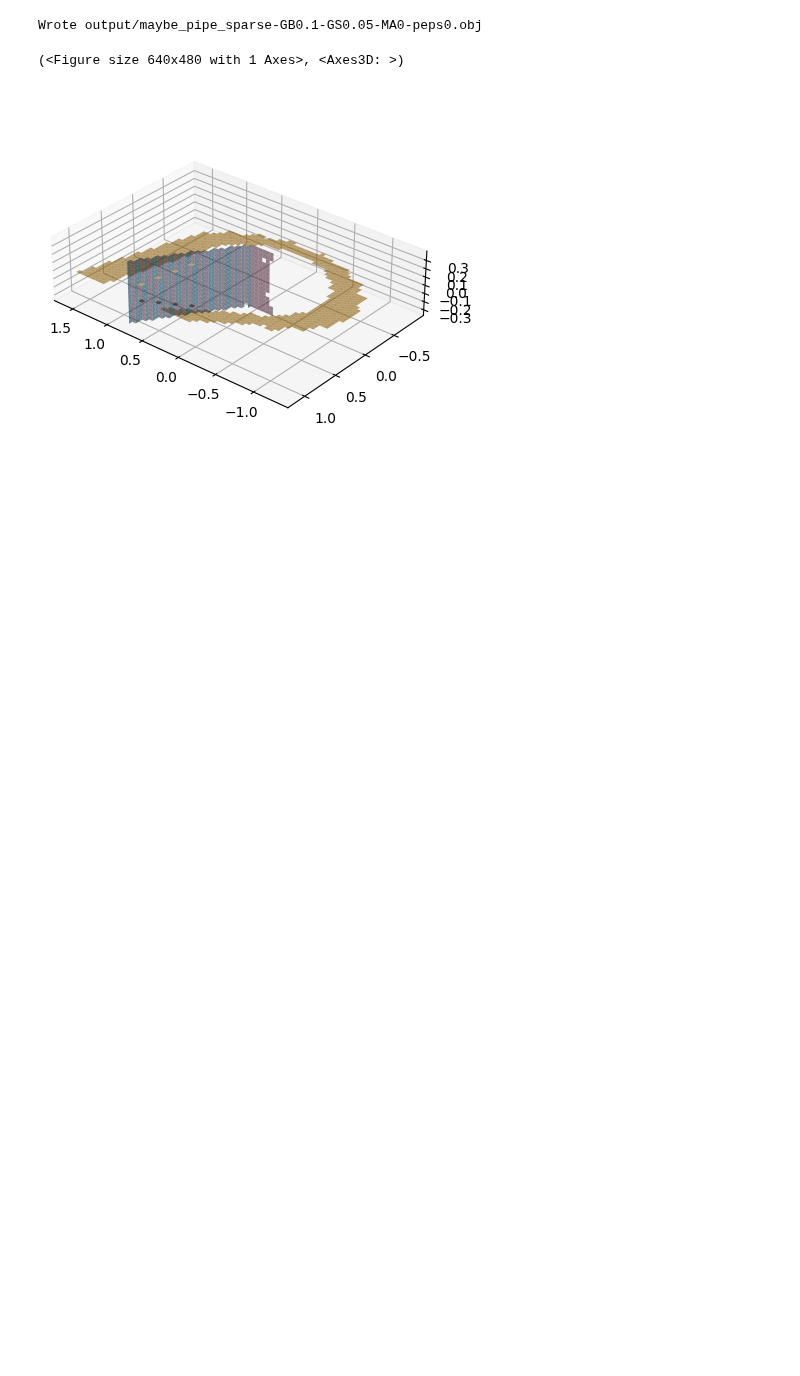
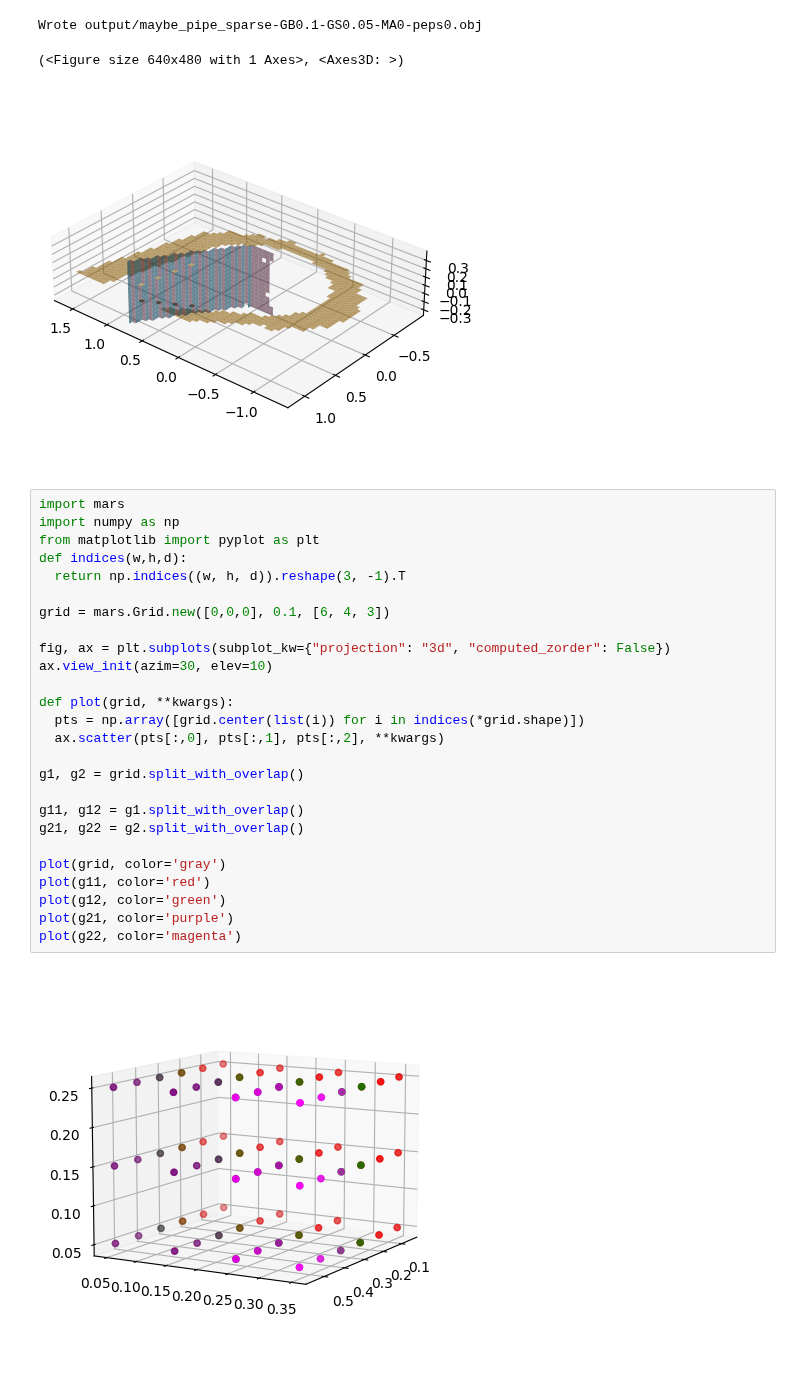
Before and after one commit to medial-ax/medial-ax, a Jupyter notebook: rustbook.ipynb, the cells around one changed output. Saved outputs shown, nothing was run; the diff lists cells and outputs as text; blank space fills up the shorter version.

Commit message:
Add Grid.split_with_overlap

```diff
--- a/rustbook.ipynb
+++ b/rustbook.ipynb
@@ -132,3 +132,31 @@ ourplot.plot_vineyard_results(
 Wrote output/maybe_pipe_sparse-GB0.1-GS0.05-MA0-peps0.obj
 (<Figure size 640x480 with 1 Axes>, <Axes3D: >)
 [figure]
+# %%
+import mars
+import numpy as np
+from matplotlib import pyplot as plt
+def indices(w,h,d):
+  return np.indices((w, h, d)).reshape(3, -1).T
+
+grid = mars.Grid.new([0,0,0], 0.1, [6, 4, 3])
+
+fig, ax = plt.subplots(subplot_kw={"projection": "3d", "computed_zorder": False})
+ax.view_init(azim=30, elev=10)
+
+def plot(grid, **kwargs):
+  pts = np.array([grid.center(list(i)) for i in indices(*grid.shape)])
+  ax.scatter(pts[:,0], pts[:,1], pts[:,2], **kwargs)
+
+g1, g2 = grid.split_with_overlap()
+
+g11, g12 = g1.split_with_overlap()
+g21, g22 = g2.split_with_overlap()
+
+plot(grid, color='gray')
+plot(g11, color='red')
+plot(g12, color='green')
+plot(g21, color='purple')
+plot(g22, color='magenta')
+# %% [output]
+[figure, added]
```
Also changed, not shown: 2 other files.
